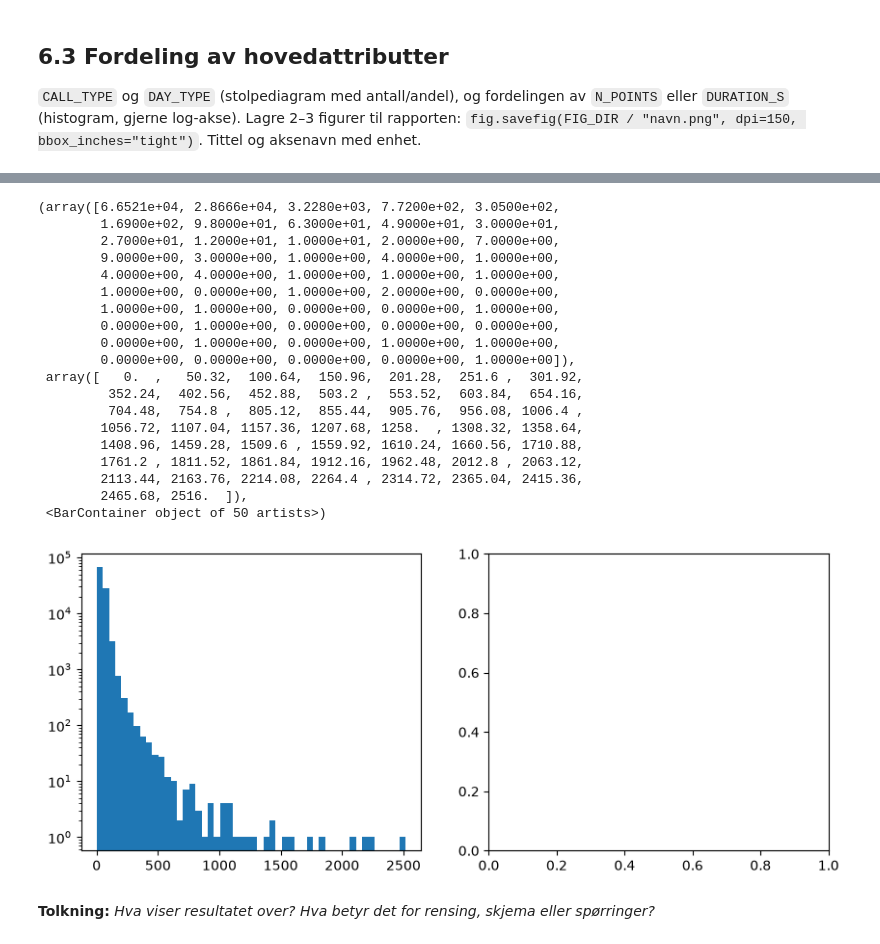
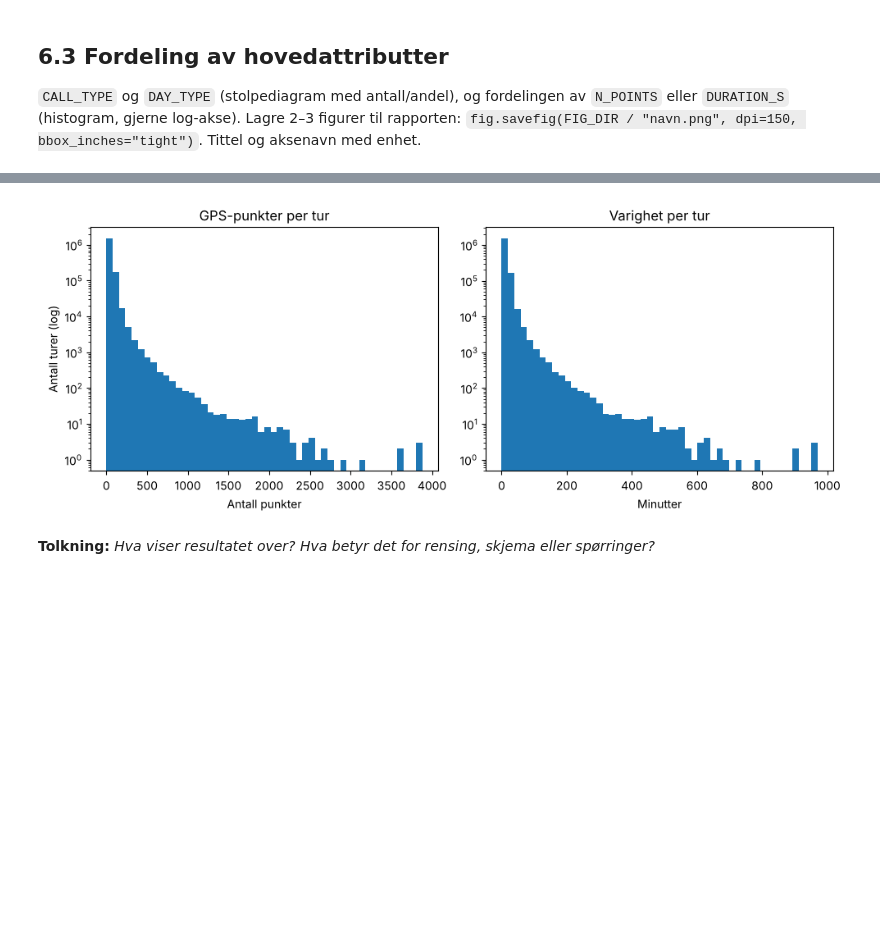
Before and after one commit to tahir1611/sdd-assingment2, a Jupyter notebook: eda.ipynb, the cells around one changed output, grey strips where cells are left out. Saved outputs shown, nothing was run; the diff lists cells and outputs as text; code cells hidden in the pictures; blank space fills up the shorter version.

```diff
--- a/eda.ipynb
+++ b/eda.ipynb
@@ -257,5 +308,7 @@ plt.show()
 # %% [markdown]
 Fordelingen av antall turer per taxi viser at de fleste taxiene har mellom omtrent 2000 og 6000 turer. Det finnes også noen taxier med veldig få turer, og noen få med betydelig flere turer enn resten. Den høyeste ligger på over 10 000 turer, som skiller seg tydelig ut fra hoveddelen av datasettet.
 # %%
-# les inn porto.csv (bruk NROWS). Vurder dtype= og usecols= for å spare minne.
-df = pd.read_csv("data/porto.csv", nrows=NROWS)
+# Del 5-7 fortsetter med den rensede df fra del 3 (uten duplikater og
+# MISSING_DATA-turer), i stedet for å lese inn rådata på nytt.
+df = df.reset_index(drop=True)
+print(f"{len(df):,} turer")
@@ -316,8 +397,7 @@ dtype: object
 # %% [markdown]
 ## 5.3 Avledede features
 # %%
-#n_points og duration_s
-df["N_POINTS"] = df.POLYLINE.apply(len)
+#n_points og duration_s (N_POINTS er regnet ut i 5.2)
 df["DURATION_S"] = (df.N_POINTS-1)*15
 df["DURATION_S"] = df["DURATION_S"].clip(lower=0)
 df["DURATION_S"].describe()
@@ -344,11 +424,7 @@ df["month"] = df["utc_start_time"].dt.month
 
 df["crosses_midnight"] = df["utc_start_time"].dt.date != df["end_time"].dt.date
 # %%
-# start/slutt-koordinater (håndter tomme polylines)
-df["start_lon"] = df.POLYLINE.apply(lambda p: p[0][0] if p else np.nan)
-df["start_lat"] = df.POLYLINE.apply(lambda p: p[0][1] if p else np.nan)
-df["end_lon"] = df.POLYLINE.apply(lambda p: p[-1][0] if p else np.nan)
-df["end_lat"] = df.POLYLINE.apply(lambda p: p[-1][1] if p else np.nan)
+# start/slutt-koordinater er regnet ut i 5.2 (NaN for turer uten punkter)
 df[["start_lon", "start_lat", "end_lon", "end_lat"]].describe()
 # %% [output]
 |  | start_lon | start_lat | end_lon | end_lat |
@@ -363,14 +439,6 @@ df[["start_lon", "start_lat", "end_lon", "end_lat"]].describe()
 # %%
-#funksjon polyline_distance_km(polyline) -> float
-from haversine import haversine
-
-def polyline_distance_km(polyline) -> float:
-    distance: float = 0.0
-
-    for i, j in zip(polyline, polyline[1:]):
-        distance += haversine((i[1], i[0]), (j[1], j[0]))
-    return distance
-
-df["distance_km"] = df.POLYLINE.apply(polyline_distance_km)
+# distance_km er regnet ut i 5.2 med haversine mellom påfølgende punkter.
+# Steg over MAX_STEP_KM er GPS-hopp og er holdt utenfor distansen.
+print(f"Turer med minst ett GPS-hopp: {(df.gps_jumps > 0).sum():,}")
 df["distance_km"].describe()
 # %% [output]
@@ -448,29 +527,17 @@ df["DAY_TYPE"].value_counts().plot.bar(ax=bx)
 # %%
-# histogram N_POINTS eller DURATION_S
-fig, (cx, dx) = plt.subplots(1,2, figsize=(10,4))
-cx.set_yscale("log")
-cx.hist(df["N_POINTS"].dropna(), bins=50)
+# histogram N_POINTS og DURATION_S (log-akse, så den lange halen synes)
+fig, (cx, dx) = plt.subplots(1, 2, figsize=(10, 4))
+cx.hist(df["N_POINTS"], bins=50, log=True)
+cx.set_title("GPS-punkter per tur")
+cx.set_xlabel("Antall punkter")
+cx.set_ylabel("Antall turer (log)")
+dx.hist(df["DURATION_S"] / 60, bins=50, log=True)
+dx.set_title("Varighet per tur")
+dx.set_xlabel("Minutter")
+fig.tight_layout()
+fig.savefig(FIG_DIR / "eda_points_duration.png", dpi=150, bbox_inches="tight")
 # %% [output]
-(array([6.6521e+04, 2.8666e+04, 3.2280e+03, 7.7200e+02, 3.0500e+02,
-        1.6900e+02, 9.8000e+01, 6.3000e+01, 4.9000e+01, 3.0000e+01,
-        2.7000e+01, 1.2000e+01, 1.0000e+01, 2.0000e+00, 7.0000e+00,
-        9.0000e+00, 3.0000e+00, 1.0000e+00, 4.0000e+00, 1.0000e+00,
-        4.0000e+00, 4.0000e+00, 1.0000e+00, 1.0000e+00, 1.0000e+00,
-        1.0000e+00, 0.0000e+00, 1.0000e+00, 2.0000e+00, 0.0000e+00,
-        1.0000e+00, 1.0000e+00, 0.0000e+00, 0.0000e+00, 1.0000e+00,
-        0.0000e+00, 1.0000e+00, 0.0000e+00, 0.0000e+00, 0.0000e+00,
-        0.0000e+00, 1.0000e+00, 0.0000e+00, 1.0000e+00, 1.0000e+00,
-        0.0000e+00, 0.0000e+00, 0.0000e+00, 0.0000e+00, 1.0000e+00]),
- array([   0.  ,   50.32,  100.64,  150.96,  201.28,  251.6 ,  301.92,
-         352.24,  402.56,  452.88,  503.2 ,  553.52,  603.84,  654.16,
-         704.48,  754.8 ,  805.12,  855.44,  905.76,  956.08, 1006.4 ,
-        1056.72, 1107.04, 1157.36, 1207.68, 1258.  , 1308.32, 1358.64,
-        1408.96, 1459.28, 1509.6 , 1559.92, 1610.24, 1660.56, 1710.88,
-        1761.2 , 1811.52, 1861.84, 1912.16, 1962.48, 2012.8 , 2063.12,
-        2113.44, 2163.76, 2214.08, 2264.4 , 2314.72, 2365.04, 2415.36,
-        2465.68, 2516.  ]),
- <BarContainer object of 50 artists>)
-[figure, old version]
+[figure, new version]
 # %% [markdown]
 **Tolkning:** _Hva viser resultatet over? Hva betyr det for rensing, skjema eller spørringer?_
 # %% [markdown]
```
Also changed, not shown: parts of 30 cells of this notebook, 8 other files.
